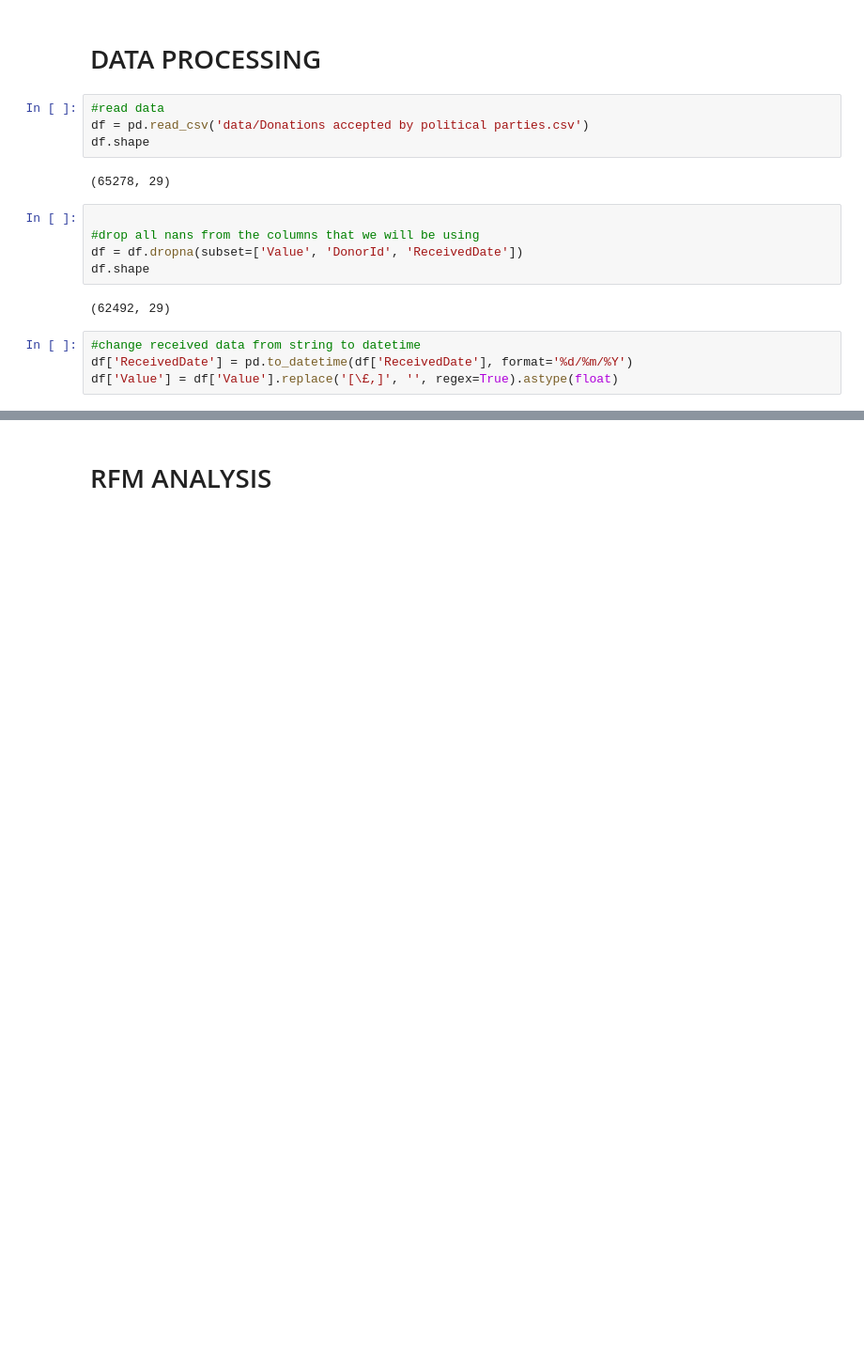
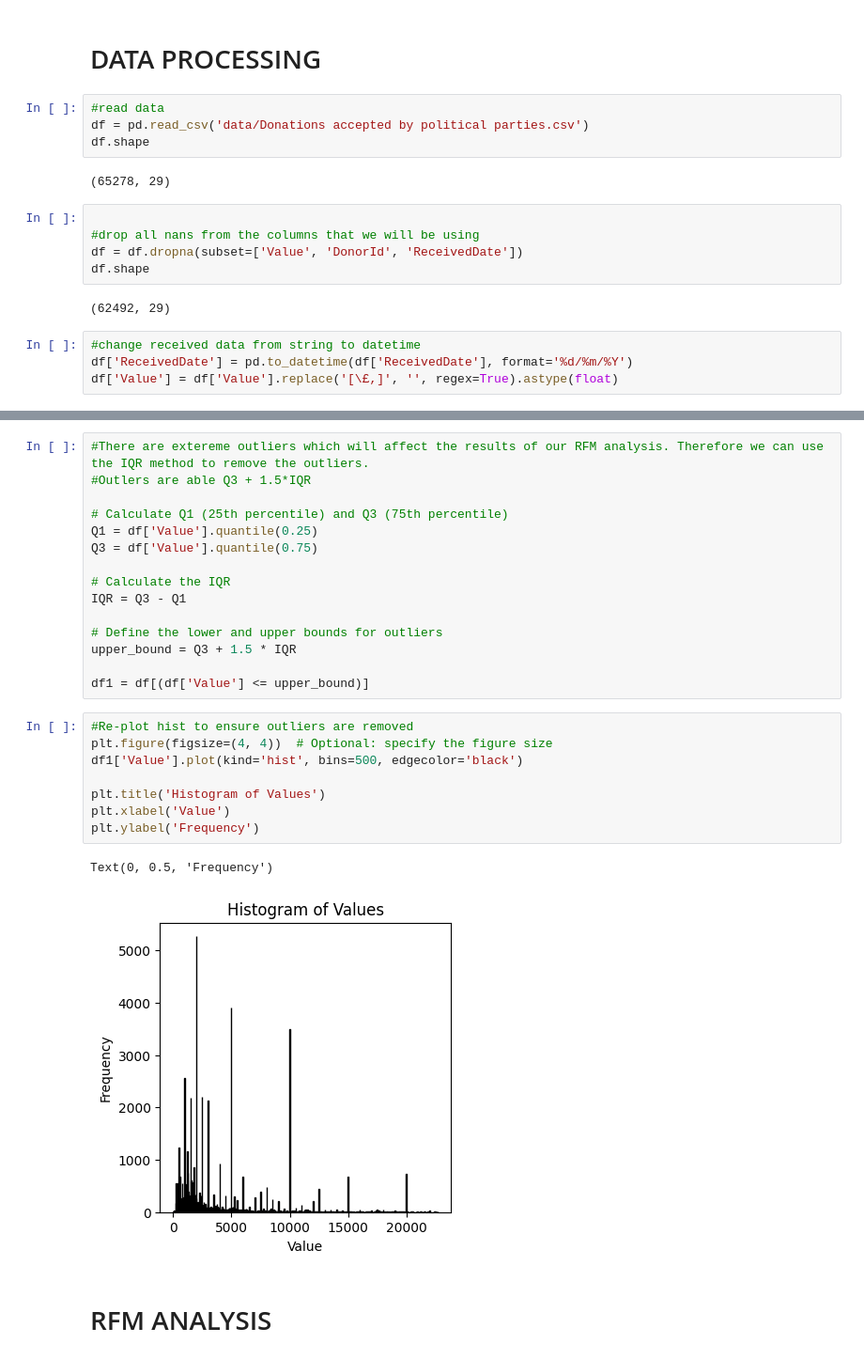
Before and after one commit to aleemkirk/Donations-RFM-Anlaysis, a Jupyter notebook: RFM.ipynb, the cells around one changed output, grey strips where cells are left out. Shown at 94% size. Saved outputs shown, nothing was run; the diff lists cells and outputs as text; blank space fills up the shorter version.

```diff
--- a/RFM.ipynb
+++ b/RFM.ipynb
@@ -27,3 +38,29 @@ df['Value'] = df['Value'].replace('[\£,]', '', regex=True).astype(float)
+# %%
+#There are extereme outliers which will affect the results of our RFM analysis. Therefore we can use the IQR method to remove the outliers.
+#Outlers are able Q3 + 1.5*IQR
+
+# Calculate Q1 (25th percentile) and Q3 (75th percentile)
+Q1 = df['Value'].quantile(0.25)
+Q3 = df['Value'].quantile(0.75)
+
+# Calculate the IQR
+IQR = Q3 - Q1
+
+# Define the lower and upper bounds for outliers
+upper_bound = Q3 + 1.5 * IQR
+
+df1 = df[(df['Value'] <= upper_bound)]
+# %%
+#Re-plot hist to ensure outliers are removed
+plt.figure(figsize=(4, 4))  # Optional: specify the figure size
+df1['Value'].plot(kind='hist', bins=500, edgecolor='black')
+
+plt.title('Histogram of Values')
+plt.xlabel('Value')
+plt.ylabel('Frequency')
+# %% [output]
+Text(0, 0.5, 'Frequency')
+[figure, added]
 # %% [markdown]
 # RFM ANALYSIS
 # %%
```
Also changed, not shown: parts of 6 cells of this notebook, 2 other files.
